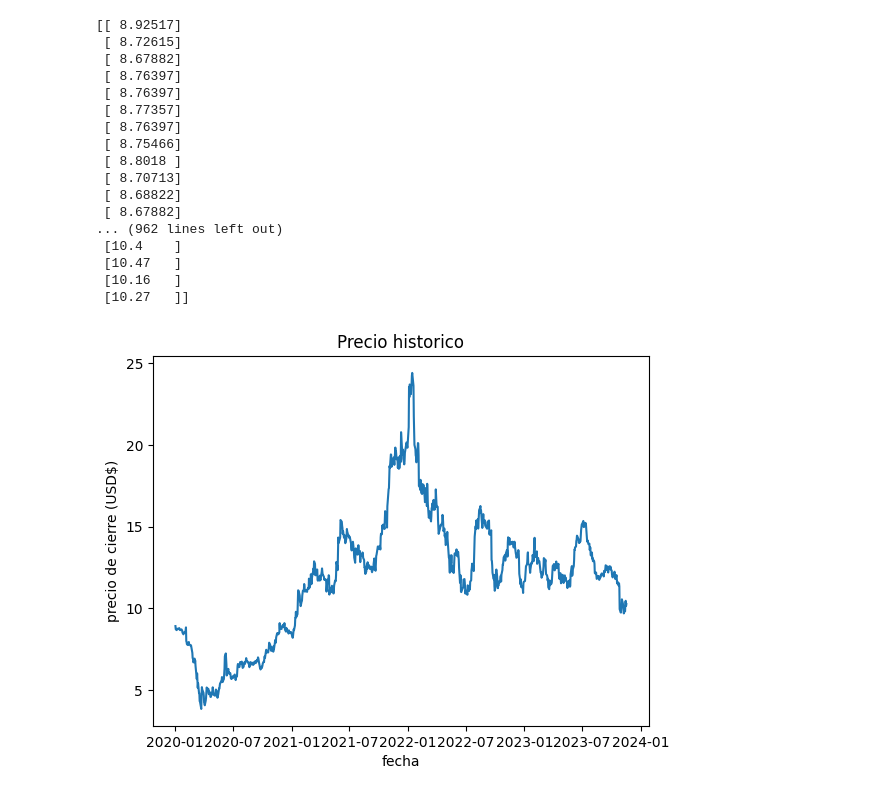
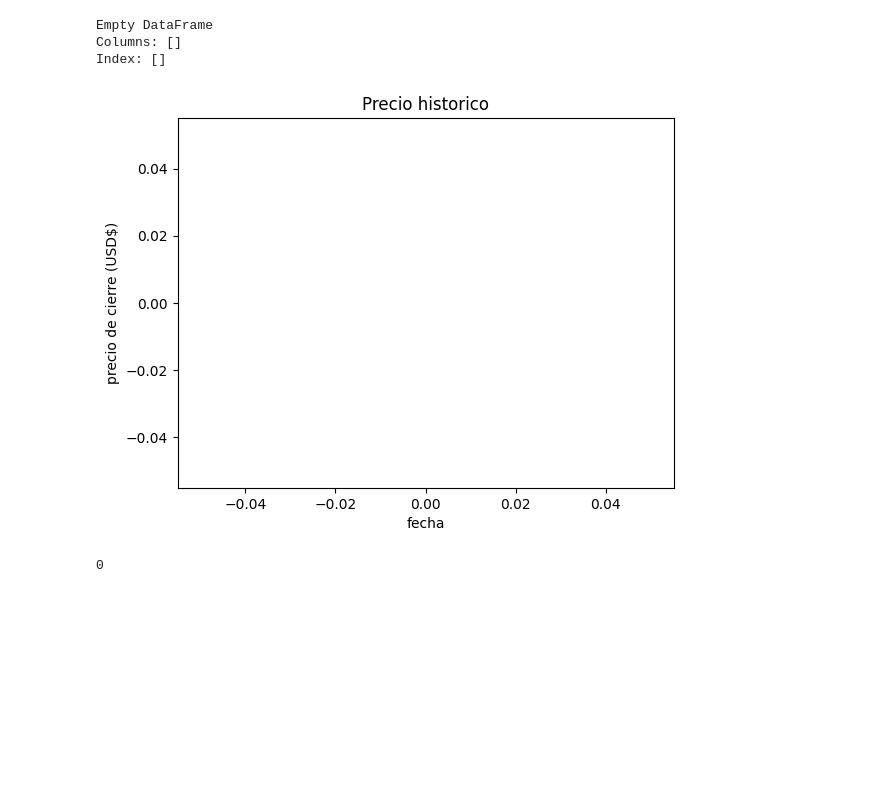
Before and after one commit to NahuelBarriga/IA2023, a Jupyter notebook: Redes Neuronales/TpFinal.ipynb, the cells around one changed output. Cells and saved outputs as stored; diff of their text form; code cells hidden in the pictures; blank space fills up the shorter version.

```diff
--- a/Redes Neuronales/TpFinal.ipynb
+++ b/Redes Neuronales/TpFinal.ipynb
@@ -11,38 +15,42 @@ import matplotlib.pyplot as plt
-# %%
-#conseguir la data
-df = web.DataReader('F', 'stooq', dt.datetime(2020,1,1), dt.date.today())
-#print(df)
-data = df.filter(['Close'])
-#print(data)
-dataSet = data.values
-dataTrainLen = math.ceil(len(dataSet) * 0.8)
-dataSet = np.flip(dataSet)
-print(dataSet)
-
-plt.title('Precio historico')
-plt.plot(data)
-plt.xlabel("fecha")
-plt.ylabel("precio de cierre (USD$)")
-plt.show()
-# %% [output]
-[[ 8.92517]
- [ 8.72615]
- [ 8.67882]
- [ 8.76397]
- [ 8.76397]
- [ 8.77357]
- [ 8.76397]
- [ 8.75466]
- [ 8.8018 ]
- [ 8.70713]
- [ 8.68822]
- [ 8.67882]
-... (962 lines left out)
- [10.4    ]
- [10.47   ]
- [10.16   ]
- [10.27   ]]
-[figure, removed]
+# %%
+#var de testeo
+stride = 5
+simbolo = "SYP"
+#conseguir la data
+dfTrain = web.DataReader(simbolo, 'stooq', dt.datetime(2020,1,1), dt.datetime(2023,1,1))
+dfTest = web.DataReader(simbolo, 'stooq', dt.datetime(2023,1,1), dt.date.today())
+
+
+dataTrain = dfTrain.filter(['Close'])
+#agrego indicadores:
+# dataTrain['RSI'] = ta.momentum.RSIIndicator(close=dataTrain['Close'], window=14).rsi()
+# dataTrain['EMAF']=ta.ema(dataTrain['Close'], length=20)
+# dataTrain['EMAM']=ta.ema(dataTrain['Close'], length=100)
+# dataTrain['EMAS']=ta.ema(dataTrain['Close'], length=150)
+
+print(dataTrain)
+dataTest = dfTest.filter(['Close'])
+#print(data)
+plt.title('Precio historico')
+plt.plot(dataTrain)
+plt.xlabel("fecha")
+plt.ylabel("precio de cierre (USD$)")
+# plt.axis((2020,2023,ma.floor(min(dataTrain.values)), ma.ceil(max(dataTrain.values))))
+plt.show()
+
+print(len(dataTrain))
+
+dataTrain =dataTrain.values
+dataTest = dataTest.values
+
+dataTrain = np.flip(dataTrain)
+dataTest = np.flip(dataTest)
+# %% [output]
+Empty DataFrame
+Columns: []
+Index: []
+[figure, added]
+0
 # %%
 #normalizar la data
 scaler = MinMaxScaler(feature_range=(0,1))
```
Also changed, not shown: parts of 11 cells of this notebook.
